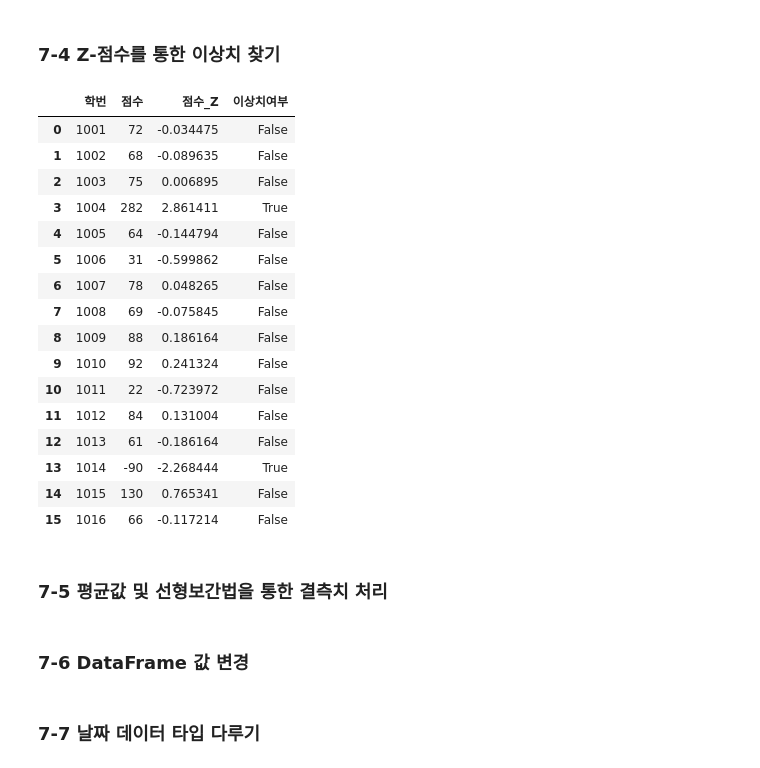
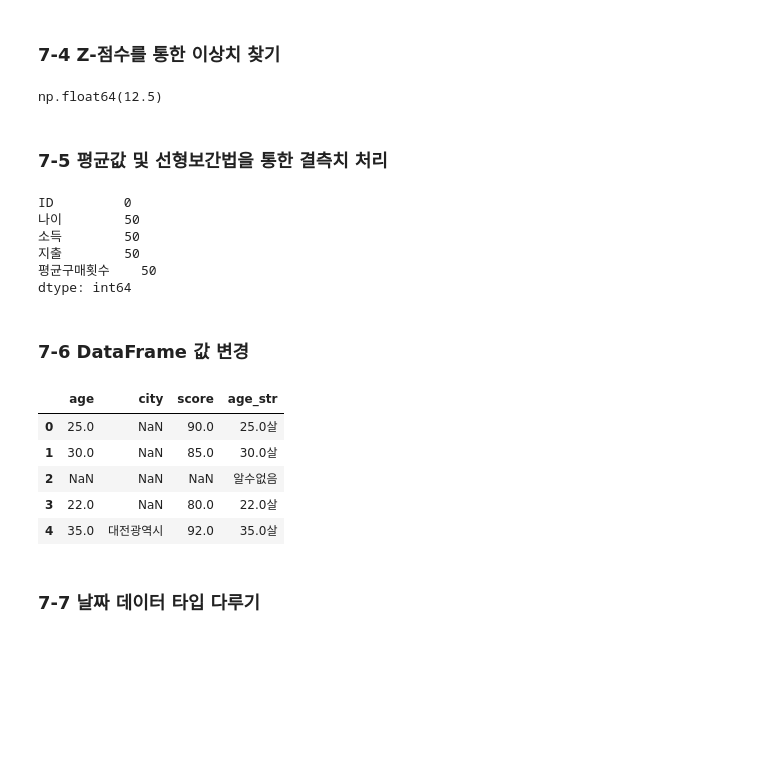
Before and after one commit to Hwon-droid/Data-Analysis-with-Open-Source, a Jupyter notebook: 오픈소스_데이터_분석_7강.ipynb, the cells around one changed output. Cells and saved outputs as stored; diff of their text form; code cells hidden in the pictures; blank space fills up the shorter version.

```diff
--- a/오픈소스_데이터_분석_7강.ipynb
+++ b/오픈소스_데이터_분석_7강.ipynb
@@ -147,26 +135,12 @@ df
 df['이상치여부'] = df['점수_Z'].abs() > 임계값
 df
 ### 이상치 데이터 출력
+df[df['이상치여부']] #값 boolean 이므로
 
 ### 이상치 비율 출력
+df['이상치여부'].mean()*100
 # %% [output]
-|  | 학번 | 점수 | 점수_Z | 이상치여부 |
-| 0 | 1001 | 72 | -0.034475 | False |
-| 1 | 1002 | 68 | -0.089635 | False |
-| 2 | 1003 | 75 | 0.006895 | False |
-| 3 | 1004 | 282 | 2.861411 | True |
-| 4 | 1005 | 64 | -0.144794 | False |
-| 5 | 1006 | 31 | -0.599862 | False |
-| 6 | 1007 | 78 | 0.048265 | False |
-| 7 | 1008 | 69 | -0.075845 | False |
-| 8 | 1009 | 88 | 0.186164 | False |
-| 9 | 1010 | 92 | 0.241324 | False |
-| 10 | 1011 | 22 | -0.723972 | False |
-| 11 | 1012 | 84 | 0.131004 | False |
-| 12 | 1013 | 61 | -0.186164 | False |
-| 13 | 1014 | -90 | -2.268444 | True |
-| 14 | 1015 | 130 | 0.765341 | False |
-| 15 | 1016 | 66 | -0.117214 | False |
+np.float64(12.5)
 # %% [markdown]
 ### 7-5 평균값 및 선형보간법을 통한 결측치 처리
 # %%
@@ -180,36 +154,54 @@ print(df.isnull().sum())
 df_cleaned = df.dropna(thresh=df.shape[1] - 1)
 
 ### 나이, 소득 평균값 대치 및 결과 출력
-
+df_cleaned.loc[:,['나이', '소득']] = df_cleaned[['나이', '소득']].fillna(df_cleaned[['나이', '소득']].mean())
 
 ### 지출, 평균구매횟수 선형보간법 적용
-
+df_cleaned.loc[:,['지출', '평균구매횟수']] = df_cleaned[['지출', '평균구매횟수']].interpolate(method='linear')
 
 df_cleaned.to_csv("cleaned_large_shopping_customer.csv", index=False, encoding="utf-8-sig")
+# %% [output]
+ID         0
+나이        50
+소득        50
+지출        50
+평균구매횟수    50
+dtype: int64
 # %% [markdown]
 ### 7-6 DataFrame 값 변경
 # %%
 import pandas as pd
 
 data = {'age': [25, 30, None, 22, 35],
         'city': ['Seoul', None, 'Incheon', 'Seoul', 'Daejeon'],
         'score': [90, 85, None, 80, 92]}
 df = pd.DataFrame(data)
 
 ### replace를 이용한 Seoul -> 서울
-
+df['city'] = df['city'].replace('Seoul', '서울')
+df
 ### replace를 이용한 None -> 미정, Incheon -> 인천
+df['city'] = df['city'].replace({None:'미정', 'Incheon':'인천'}) #여러개 바꿀 때 {딕셔너리}
 
 ### map을 이용한 값 변경
 city_map = {'Seoul': '서울특별시', None: '미정', 'Incheon':'인천광역시', 'Daejeon':'대전광역시'}
-
+df['city'] = df['city'].map(city_map) #map 은 함수도 넣을 수 있다.
+df['age_str'] = df['age'].map(lambda x:f"{x}살" if pd.notna(x) else "알 수 없음")
+df
 ### apply 함수를 이용한 값 변경
 
 ### apply 함수를 이용한 행단위 값 변경
 
 ### loc 인덱스를 이용한 값 변경
 
 ### where 함수를 이용한 값 변경
+# %% [output]
+|  | age | city | score | age_str |
+| 0 | 25.0 | NaN | 90.0 | 25.0살 |
+| 1 | 30.0 | NaN | 85.0 | 30.0살 |
+| 2 | NaN | NaN | NaN | 알수없음 |
+| 3 | 22.0 | NaN | 80.0 | 22.0살 |
+| 4 | 35.0 | 대전광역시 | 92.0 | 35.0살 |
 # %% [markdown]
 ### 7-7 날짜 데이터 타입 다루기
 # %%
```
Also changed, not shown: parts of 2 cells of this notebook.
